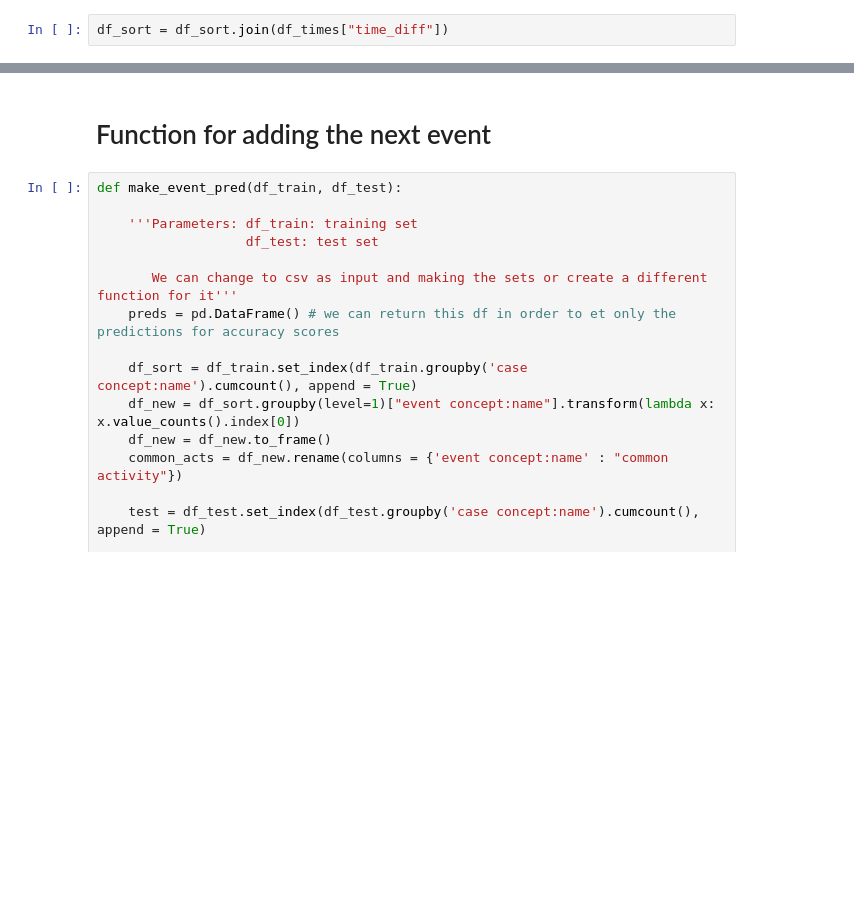
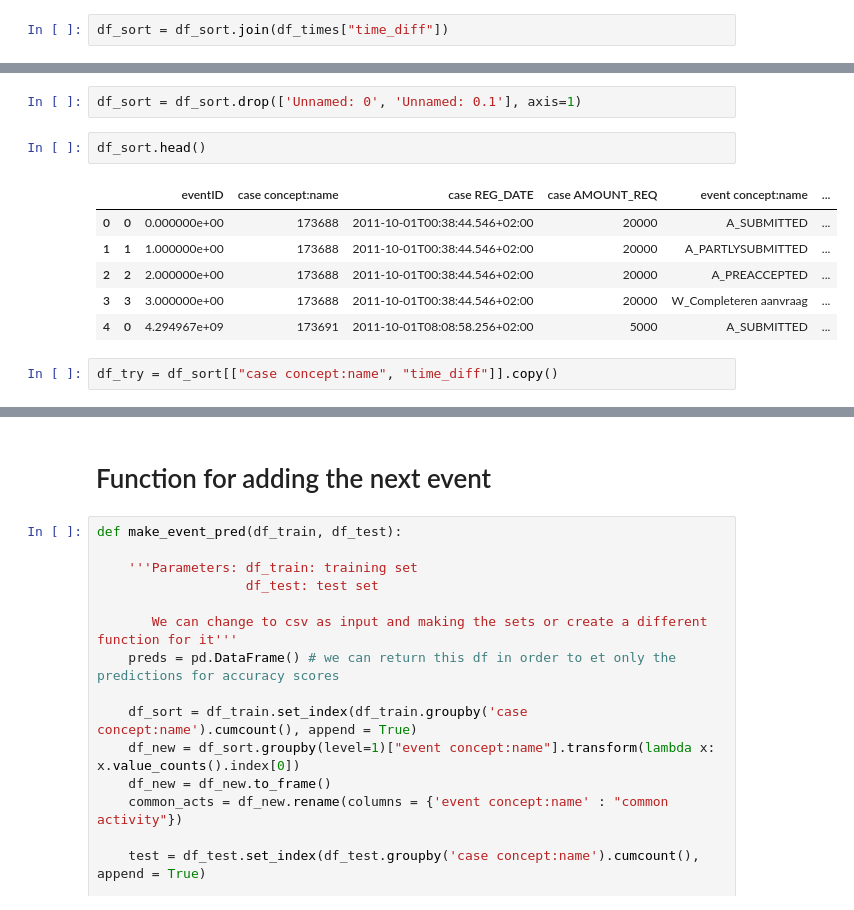
Before and after one commit to NishadGuha/2IOI0-DBL-Process-Mining, a Jupyter notebook: explore_ralph.ipynb, the cells around one changed output, grey strips where cells are left out. Drawn from its saved outputs; the diff is of its cells as text; blank space fills up the shorter version.

```diff
--- a/explore_ralph.ipynb
+++ b/explore_ralph.ipynb
@@ -94,0 +94,13 @@ df_sort[df_sort['case_name']==173688].head()
+# %%
+df_sort = df_sort.drop(['Unnamed: 0', 'Unnamed: 0.1'], axis=1)
+# %%
+df_sort.head()
+# %% [output]
+|  |  | eventID | case concept:name | case REG_DATE | case AMOUNT_REQ | event concept:name | ... |
+| 0 | 0 | 0.000000e+00 | 173688 | 2011-10-01T00:38:44.546+02:00 | 20000 | A_SUBMITTED | ... |
+| 1 | 1 | 1.000000e+00 | 173688 | 2011-10-01T00:38:44.546+02:00 | 20000 | A_PARTLYSUBMITTED | ... |
+| 2 | 2 | 2.000000e+00 | 173688 | 2011-10-01T00:38:44.546+02:00 | 20000 | A_PREACCEPTED | ... |
+| 3 | 3 | 3.000000e+00 | 173688 | 2011-10-01T00:38:44.546+02:00 | 20000 | W_Completeren aanvraag | ... |
+| 4 | 0 | 4.294967e+09 | 173691 | 2011-10-01T08:08:58.256+02:00 | 5000 | A_SUBMITTED | ... |
+# %%
+df_try = df_sort[["case concept:name", "time_diff"]].copy()
```
Also changed, not shown: parts of 16 cells of this notebook.
